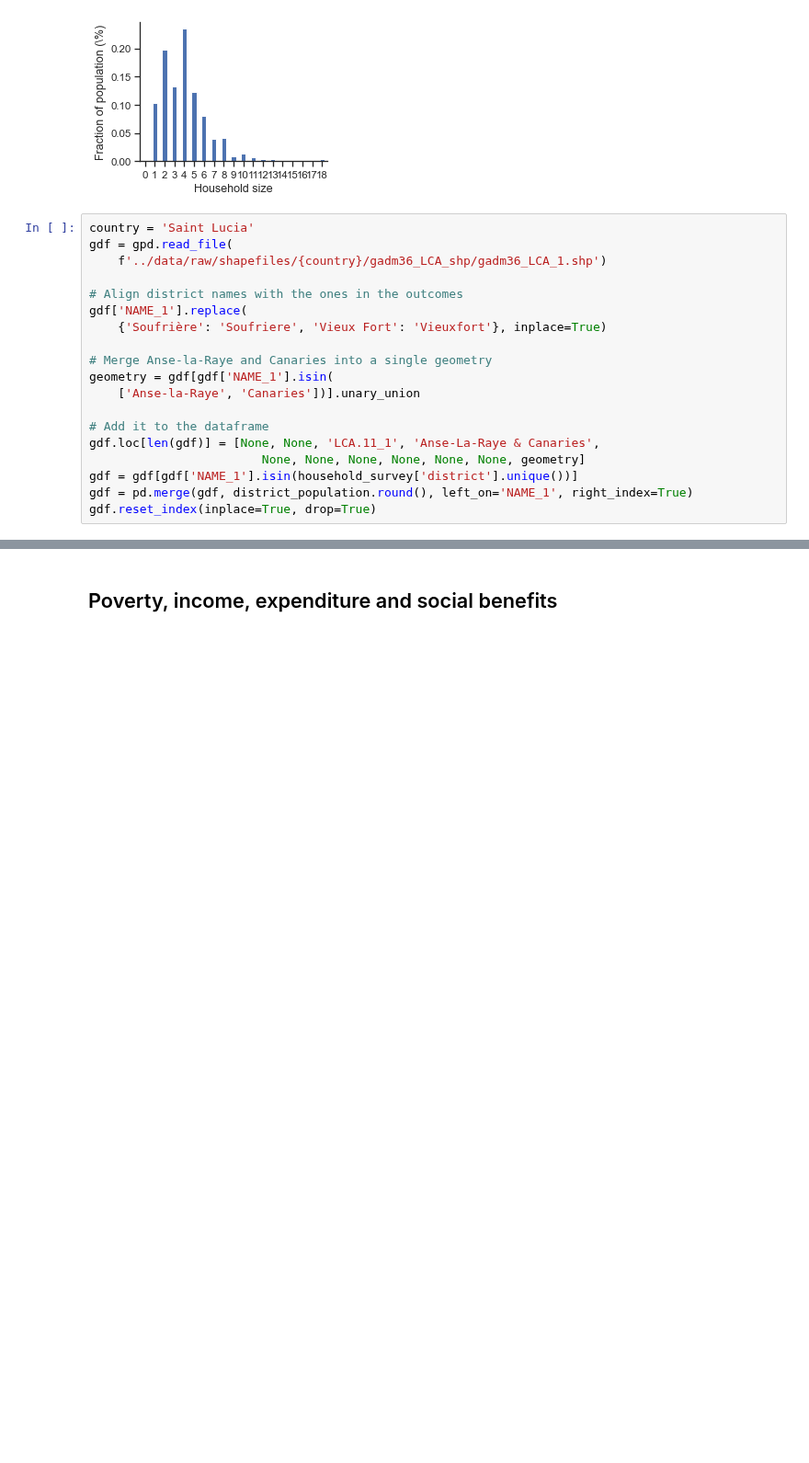
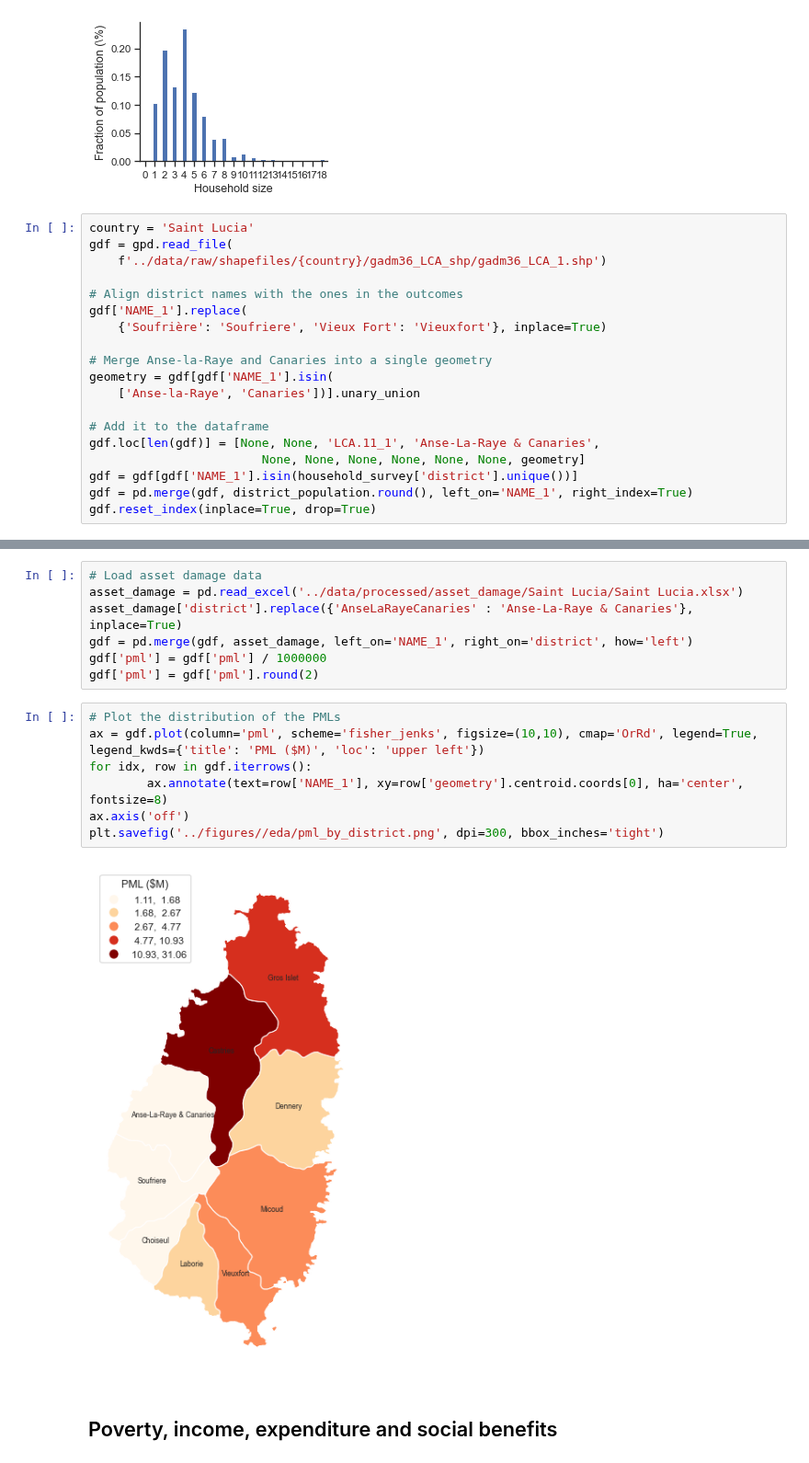
Before and after one commit to mikhailsirenko/unbreakable, a Jupyter notebook: notebooks/eda.ipynb, the cells around one changed output, grey strips where cells are left out. Shown at 92% size. Drawn from its saved outputs; the diff is of its cells as text; blank space fills up the shorter version.

```diff
--- a/notebooks/eda.ipynb
+++ b/notebooks/eda.ipynb
@@ -134,5 +134,21 @@ plt.savefig('../figures//eda/pop_by_district.png', dpi=300, bbox_inches='tight')
 # %% [output]
 [figure]
+# %%
+# Load asset damage data
+asset_damage = pd.read_excel('../data/processed/asset_damage/Saint Lucia/Saint Lucia.xlsx')
+asset_damage['district'].replace({'AnseLaRayeCanaries' : 'Anse-La-Raye & Canaries'}, inplace=True)
+gdf = pd.merge(gdf, asset_damage, left_on='NAME_1', right_on='district', how='left')
+gdf['pml'] = gdf['pml'] / 1000000
+gdf['pml'] = gdf['pml'].round(2)
+# %%
+# Plot the distribution of the PMLs
+ax = gdf.plot(column='pml', scheme='fisher_jenks', figsize=(10,10), cmap='OrRd', legend=True, legend_kwds={'title': 'PML ($M)', 'loc': 'upper left'})
+for idx, row in gdf.iterrows():
+        ax.annotate(text=row['NAME_1'], xy=row['geometry'].centroid.coords[0], ha='center', fontsize=8)
+ax.axis('off')
+plt.savefig('../figures//eda/pml_by_district.png', dpi=300, bbox_inches='tight')
+# %% [output]
+[figure, added]
 # %% [markdown]
 ## Poverty, income, expenditure and social benefits
 # %% [markdown]
```
Also changed, not shown: parts of 3 cells of this notebook, 9 other files.
